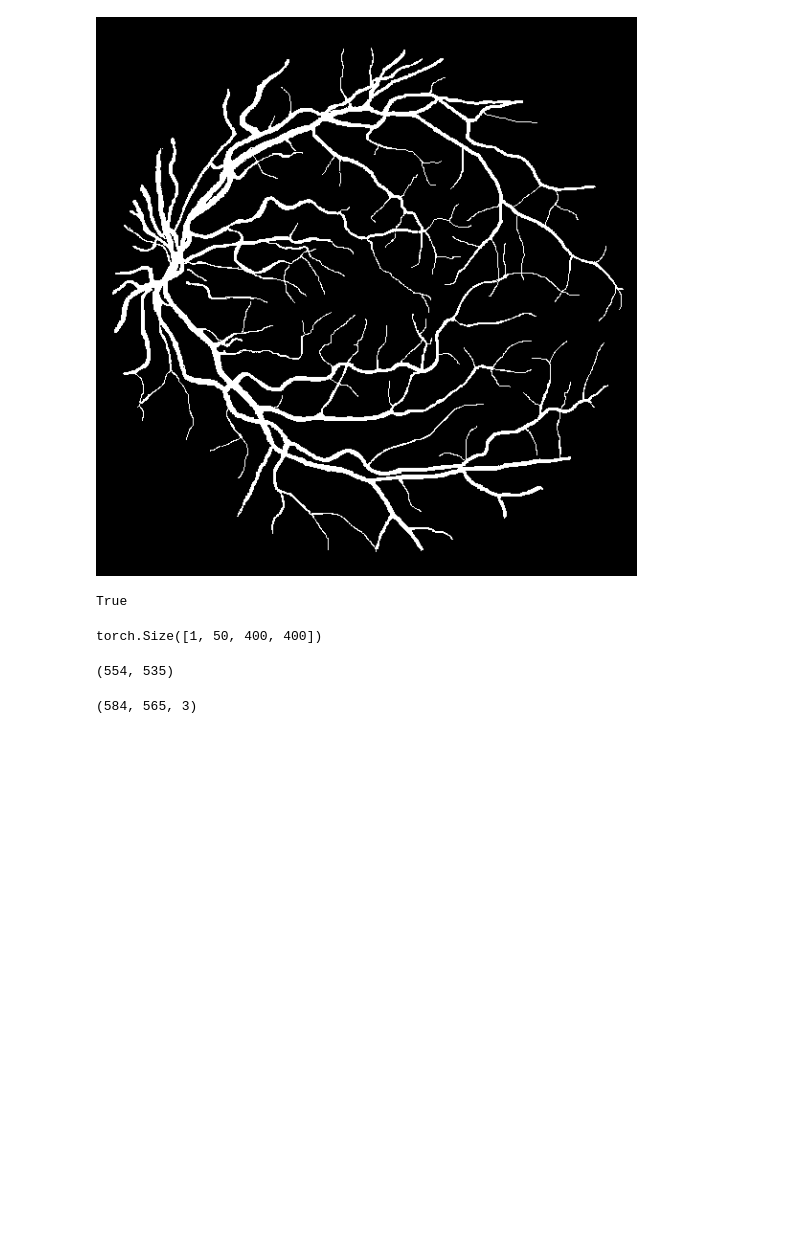
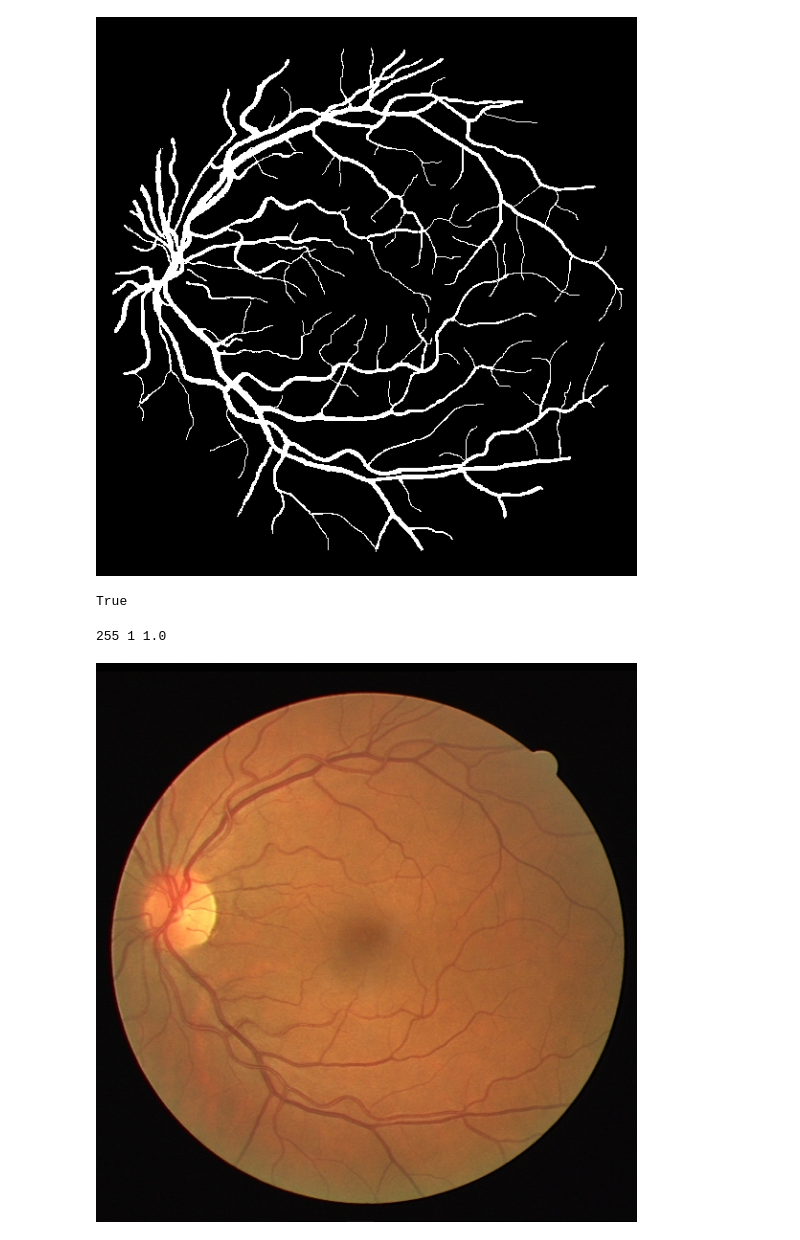
Before and after one commit to chcomin/torchtrainer, a Jupyter notebook: torchtrainer/transforms.ipynb, the cells around one changed output. Drawn from its saved outputs; the diff is of its cells as text; code cells hidden in the pictures; blank space fills up the shorter version.

```diff
--- a/torchtrainer/transforms.ipynb
+++ b/torchtrainer/transforms.ipynb
@@ -649,13 +811,13 @@ img, label, weight = transf_to_imgaug(img_pil, label_pil, weight_pil)
-# %%
-img = np.random.randint(0, 256, (50, 400, 400))
-transf_to_tensor(img, is_3d=True).shape
-# %% [output]
-torch.Size([1, 50, 400, 400])
-# %%
-t(segmentation_maps=label).get_arr().shape
-# %% [output]
-(554, 535)
-# %%
-img.shape
-# %% [output]
-(584, 565, 3)
+# %%
+tn = TransfNormalize(True, False, True)
+tu = TransfUnormalize(True, False, True)
+img, label, weight = transf_to_numpy(img_pil, label_pil, weight_pil)
+img_n, label_n, weight_n = tu(*tn(img, label, weight))
+# %%
+print(img_n.max(), label_n.max(), weight_n.max())
+# %% [output]
+255 1 1.0
+# %%
+imgaug_to_pil(img_n)
+# %% [output]
+[figure, added]
```
Also changed, not shown: parts of 6 cells of this notebook, 1 other file.
